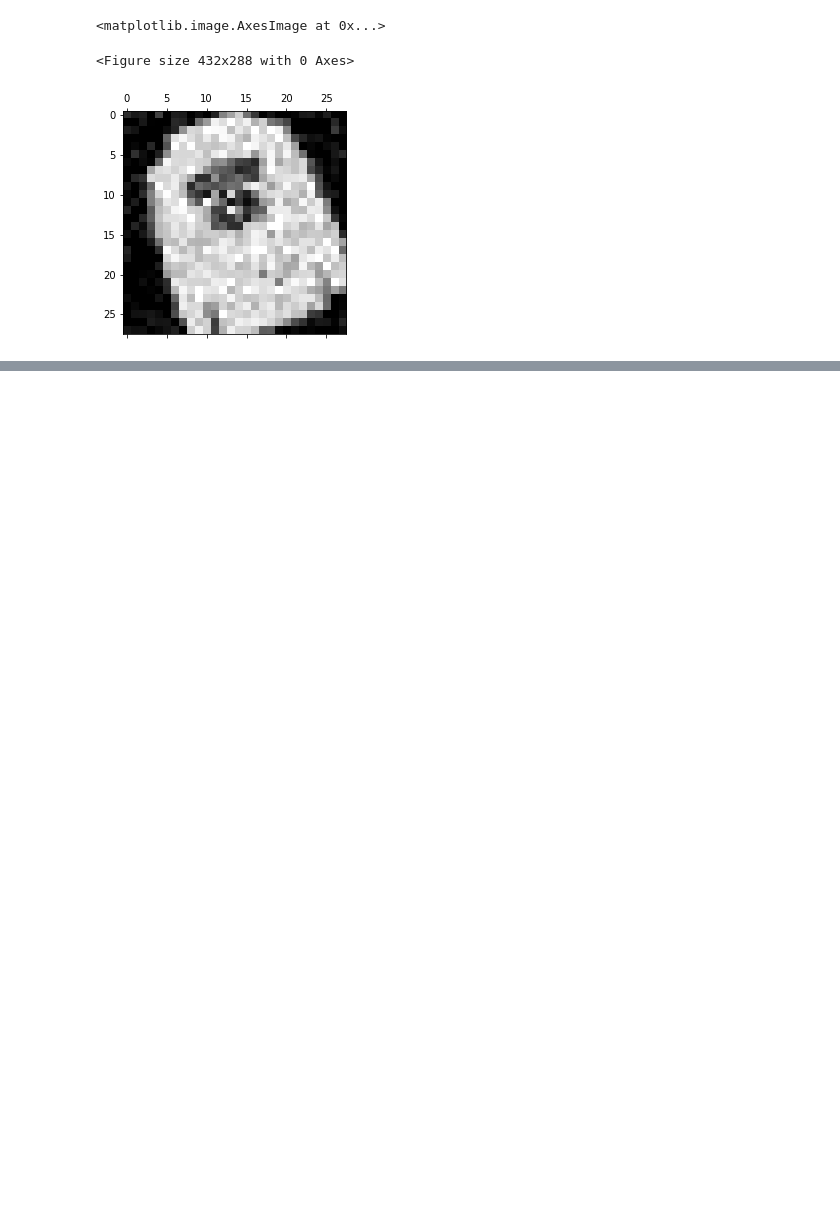
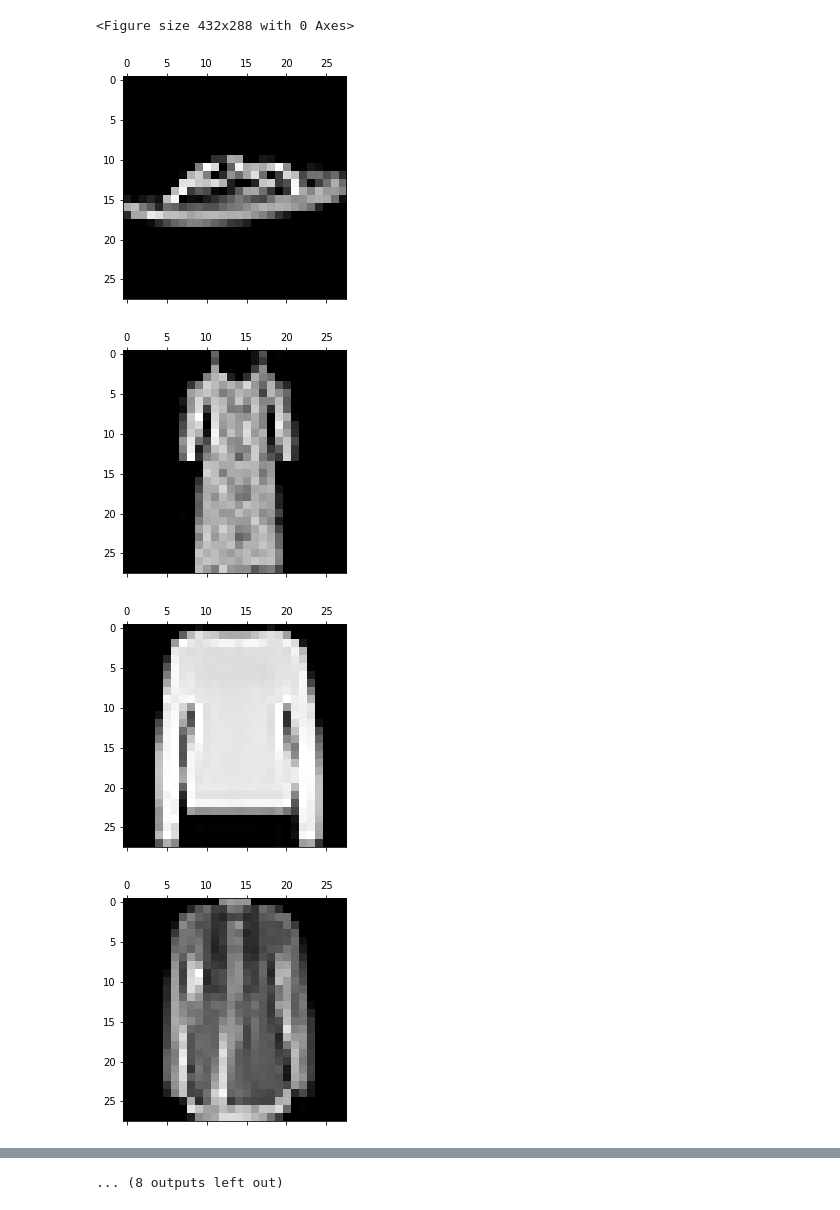
Before and after one commit to garry-cotton/CS909, a Jupyter notebook: 2023/A1/Assignment.ipynb, the cells around one changed output, grey strips where cells are left out. Drawn from its saved outputs; the diff is of its cells as text; code cells hidden in the pictures; blank space fills up the shorter version.

```diff
--- a/2023/A1/Assignment.ipynb
+++ b/2023/A1/Assignment.ipynb
@@ -33,6 +24,17 @@ Ytrain = np.loadtxt("Ytrain.csv")
-# %%
-plt.gray(); plt.matshow(Xtrain[11])
-# %% [output]
-<matplotlib.image.AxesImage at 0x...>
-<Figure size 432x288 with 0 Axes>
-[figure, removed]
+# %%
+Xtest = np.loadtxt("Xtest.csv")
+n = Xtest.shape[0]
+Xtest = Xtest.reshape(n, 28, 28)
+# %%
+plt.gray()
+rand_select = np.round(rand(10) * n, 0).astype(int)
+
+for i in range(0, 19):
+  plt.matshow(Xtest[i])
+  #plt.title(f"Training example {i} with label {Ytrain[i]}.", pad=20)
+# %% [output]
+<Figure size 432x288 with 0 Axes>
+[figure, added]
+[figure, added]
+[figure, added]
+[figure, added]
@@ -38,0 +48 @@ plt.gray(); plt.matshow(Xtrain[11])
+... (8 outputs left out)
```
Also changed, not shown: parts of 6 cells of this notebook.
